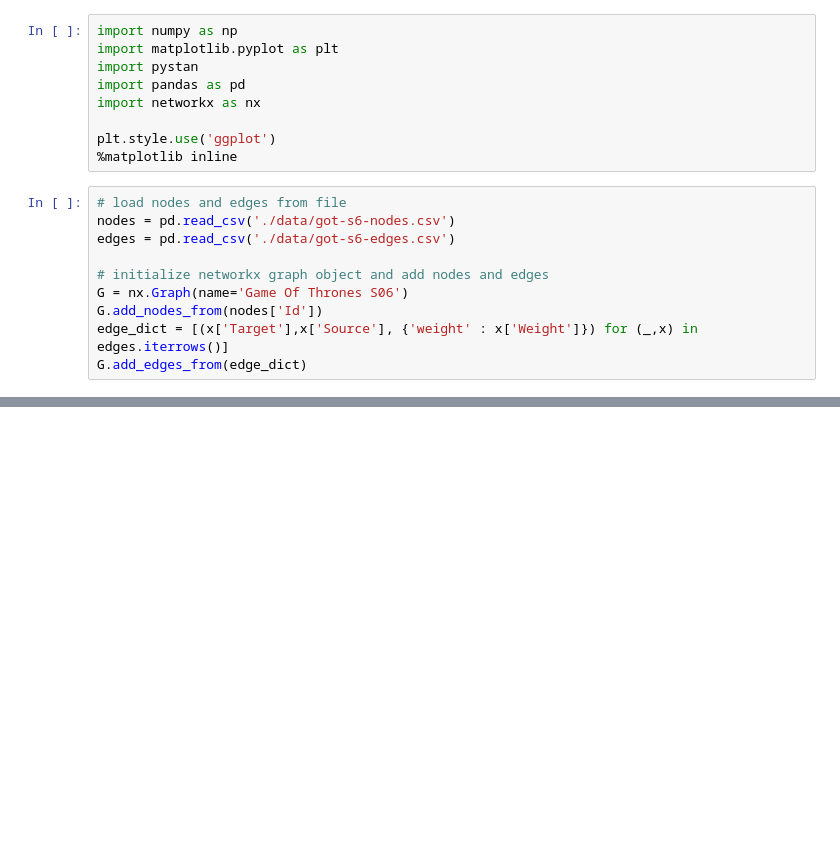
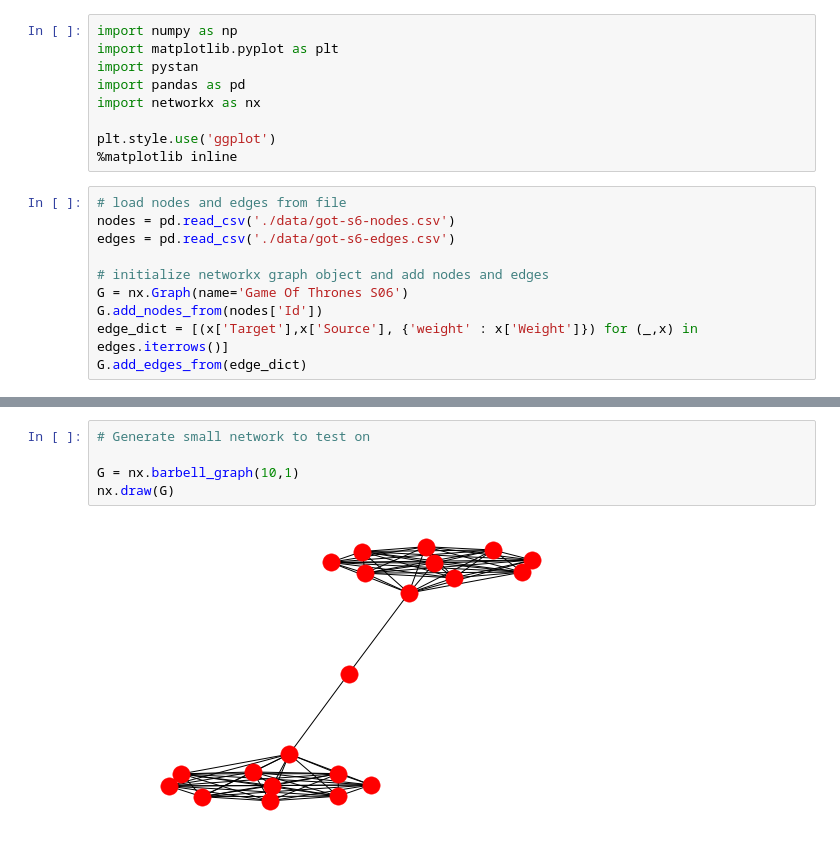
Before and after one commit to davidfrichhansen/mbml_project, a Jupyter notebook: SBMPoisson.ipynb, the cells around one changed output, grey strips where cells are left out. Drawn from its saved outputs; the diff is of its cells as text; blank space fills up the shorter version.

```diff
--- a/SBMPoisson.ipynb
+++ b/SBMPoisson.ipynb
@@ -50,0 +73,7 @@ parameters or transformed parameters cannot be integer or integer array;  found
+# %%
+# Generate small network to test on
+
+G = nx.barbell_graph(10,1)
+nx.draw(G)
+# %% [output]
+[figure, added]
```
Also changed, not shown: parts of 3 cells of this notebook, 2 other files.
